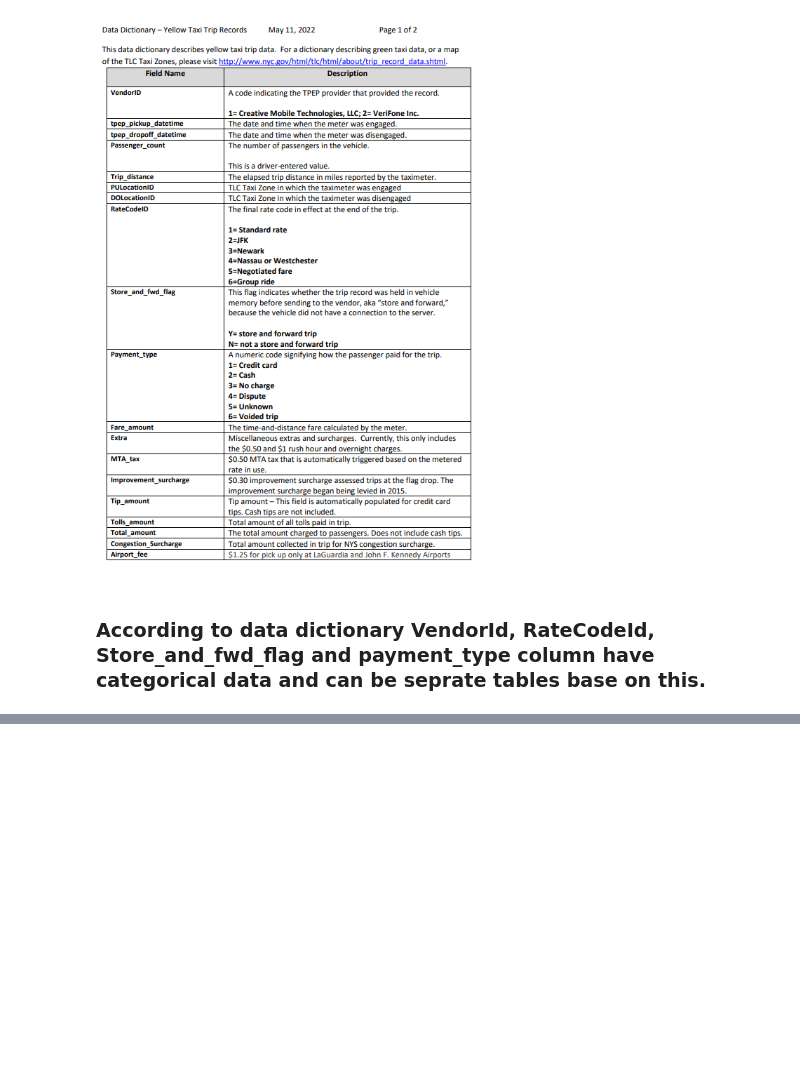
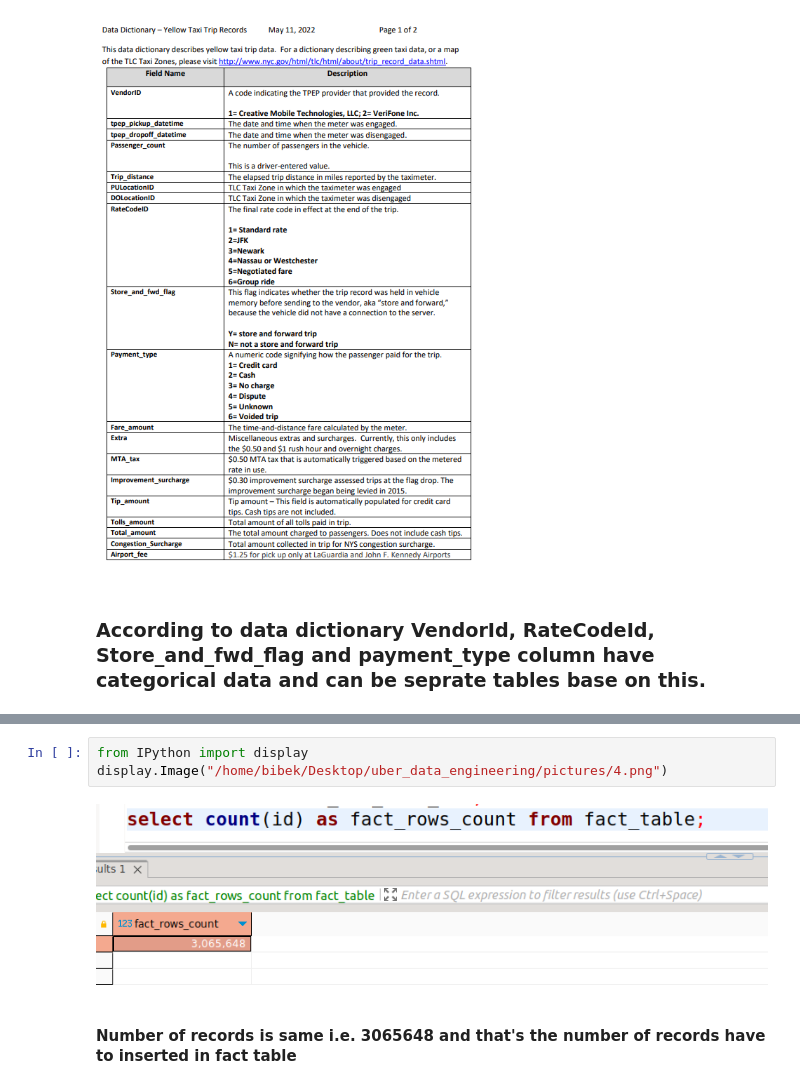
Before and after one commit to bibek376/Uber_Data_Engineering_Project, a Jupyter notebook: Uber_Data_Engineering_Project_Live.ipynb, the cells around one changed output, grey strips where cells are left out. Cells and saved outputs as stored; diff of their text form; blank space fills up the shorter version.

```diff
--- a/Uber_Data_Engineering_Project_Live.ipynb
+++ b/Uber_Data_Engineering_Project_Live.ipynb
@@ -804,0 +811,7 @@ PostgreSQL connection is closed
+# %%
+from IPython import display
+display.Image("/home/bibek/Desktop/uber_data_engineering/pictures/4.png")
+# %% [output]
+[figure, added]
+# %% [markdown]
+#### Number of records is same i.e. 3065648 and that's the number of records have to inserted in fact table
```
Also changed, not shown: parts of 3 cells of this notebook, 2 other files.
